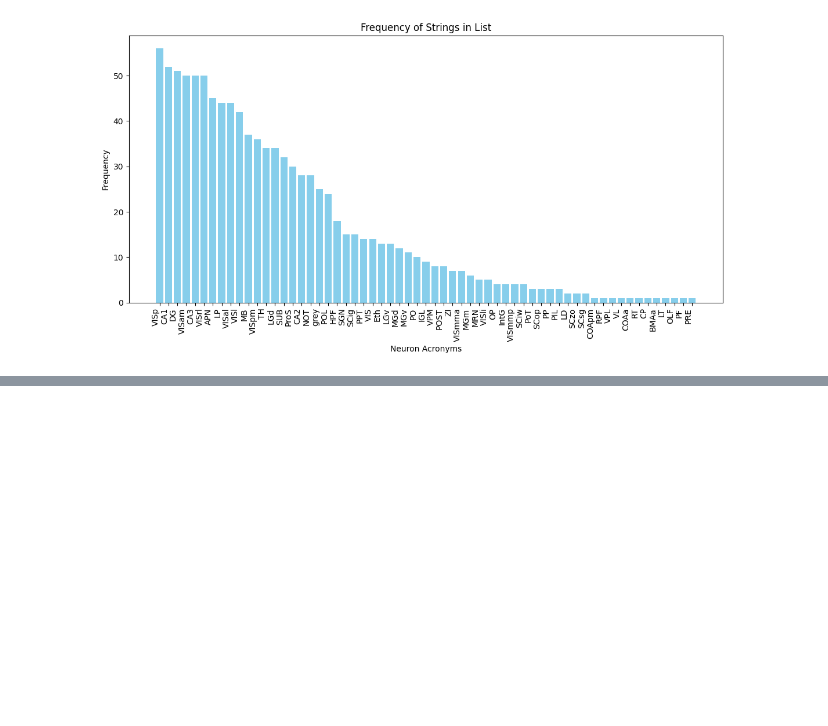
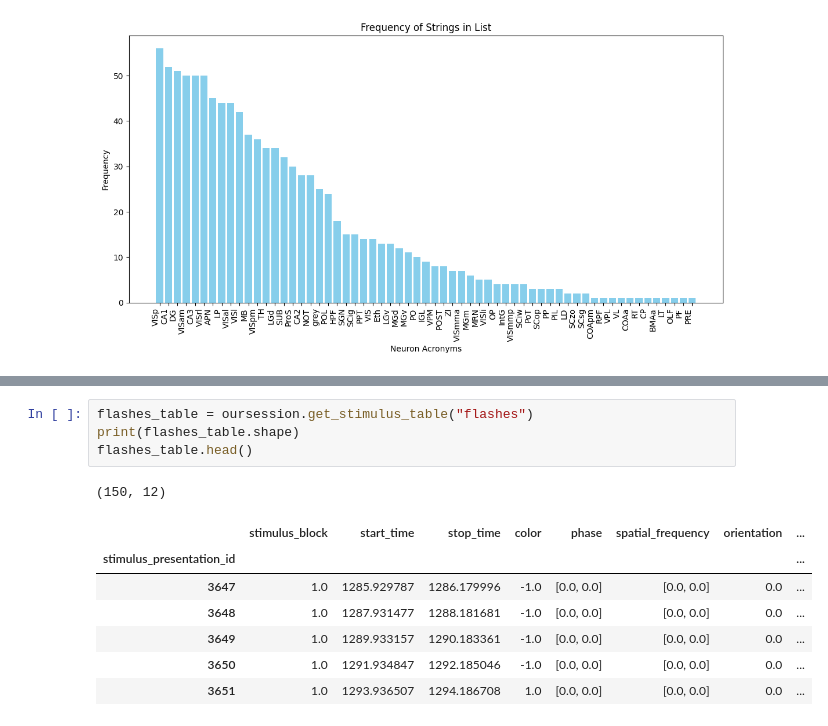
Before and after one commit to daniyarzt/neuromodelling, a Jupyter notebook: notebooks/dataset_exploration.ipynb, the cells around one changed output, grey strips where cells are left out. Cells and saved outputs as stored; diff of their text form; blank space fills up the shorter version.

```diff
--- a/notebooks/dataset_exploration.ipynb
+++ b/notebooks/dataset_exploration.ipynb
@@ -99,0 +208,13 @@ Name: probe_count, dtype: int64
+# %%
+flashes_table = oursession.get_stimulus_table("flashes")
+print(flashes_table.shape)
+flashes_table.head()
+# %% [output]
+(150, 12)
+|  | stimulus_block | start_time | stop_time | color | phase | spatial_frequency | orientation | ... |
+| stimulus_presentation_id |  |  |  |  |  |  |  | ... |
+| 3647 | 1.0 | 1285.929787 | 1286.179996 | -1.0 | [0.0, 0.0] | [0.0, 0.0] | 0.0 | ... |
+| 3648 | 1.0 | 1287.931477 | 1288.181681 | -1.0 | [0.0, 0.0] | [0.0, 0.0] | 0.0 | ... |
+| 3649 | 1.0 | 1289.933157 | 1290.183361 | -1.0 | [0.0, 0.0] | [0.0, 0.0] | 0.0 | ... |
+| 3650 | 1.0 | 1291.934847 | 1292.185046 | -1.0 | [0.0, 0.0] | [0.0, 0.0] | 0.0 | ... |
+| 3651 | 1.0 | 1293.936507 | 1294.186708 | 1.0 | [0.0, 0.0] | [0.0, 0.0] | 0.0 | ... |
```
Also changed, not shown: parts of 24 cells of this notebook.
